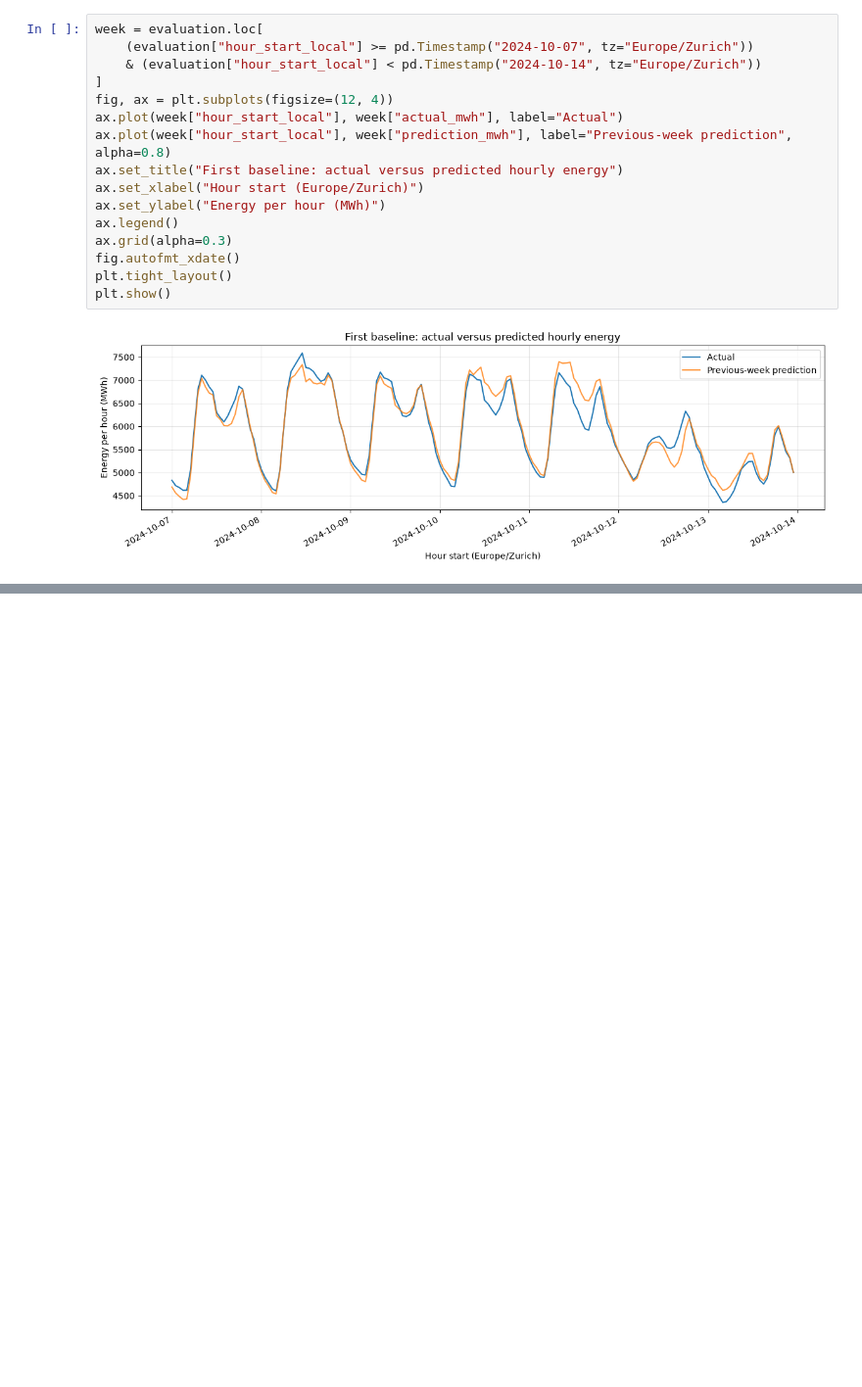
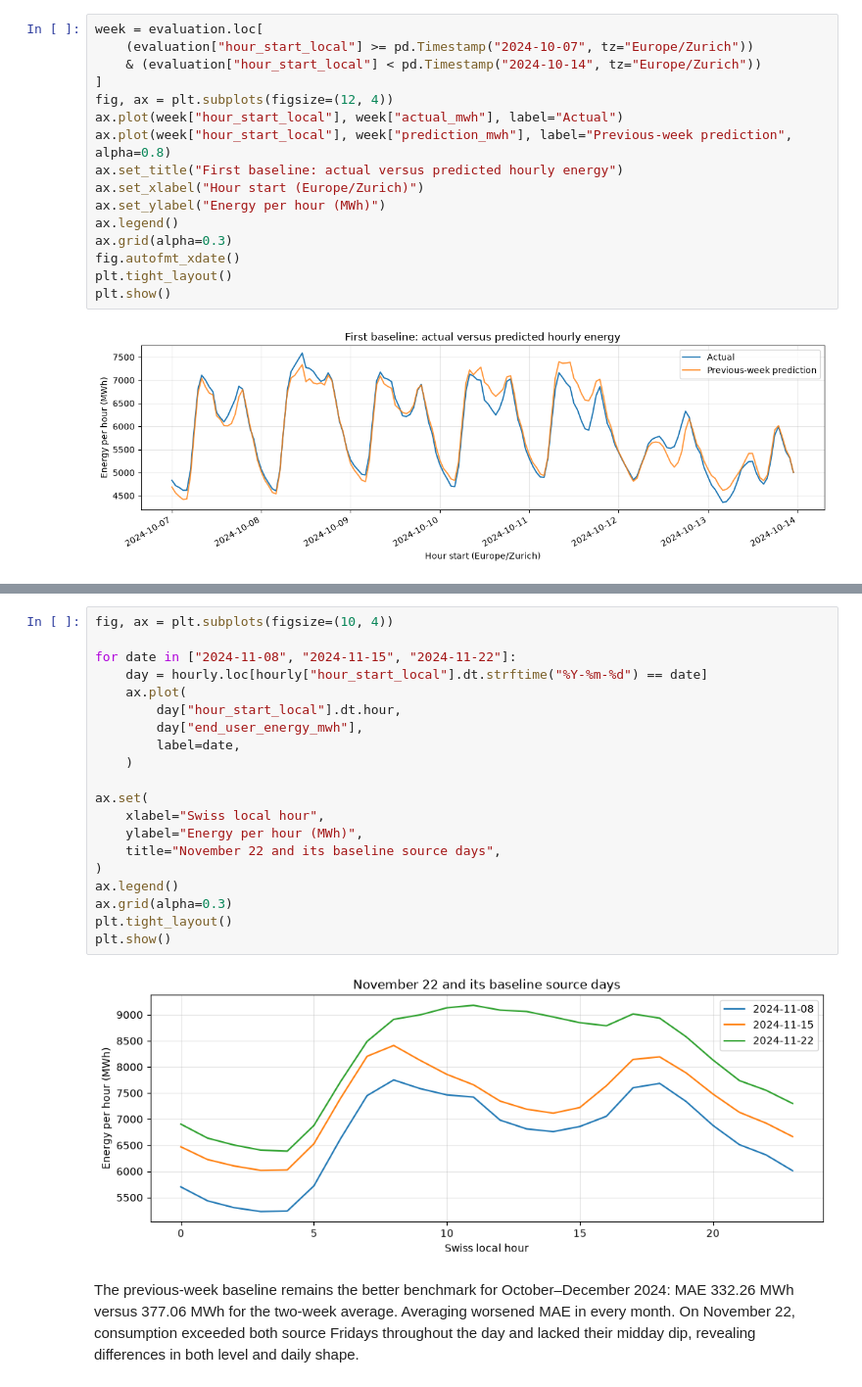
Before and after one commit to mihail500/swiss-energy-forecast, a Jupyter notebook: notebooks/02_baseline_forecast.ipynb, the cells around one changed output, grey strips where cells are left out. Shown at 98% size. Drawn from its saved outputs; the diff is of its cells as text; blank space fills up the shorter version.

```diff
--- a/notebooks/02_baseline_forecast.ipynb
+++ b/notebooks/02_baseline_forecast.ipynb
@@ -162,0 +281,24 @@ Next experiments: inspect the largest errors and compare another simple baseline
+# %%
+fig, ax = plt.subplots(figsize=(10, 4))
+
+for date in ["2024-11-08", "2024-11-15", "2024-11-22"]:
+    day = hourly.loc[hourly["hour_start_local"].dt.strftime("%Y-%m-%d") == date]
+    ax.plot(
+        day["hour_start_local"].dt.hour,
+        day["end_user_energy_mwh"],
+        label=date,
+    )
+
+ax.set(
+    xlabel="Swiss local hour",
+    ylabel="Energy per hour (MWh)",
+    title="November 22 and its baseline source days",
+)
+ax.legend()
+ax.grid(alpha=0.3)
+plt.tight_layout()
+plt.show()
+# %% [output]
+[figure, added]
+# %% [markdown]
+The previous-week baseline remains the better benchmark for October–December 2024: MAE 332.26 MWh versus 377.06 MWh for the two-week average. Averaging worsened MAE in every month. On November 22, consumption exceeded both source Fridays throughout the day and lacked their midday dip, revealing differences in both level and daily shape.
```
Also changed, not shown: parts of 28 cells of this notebook, 10 other files.
